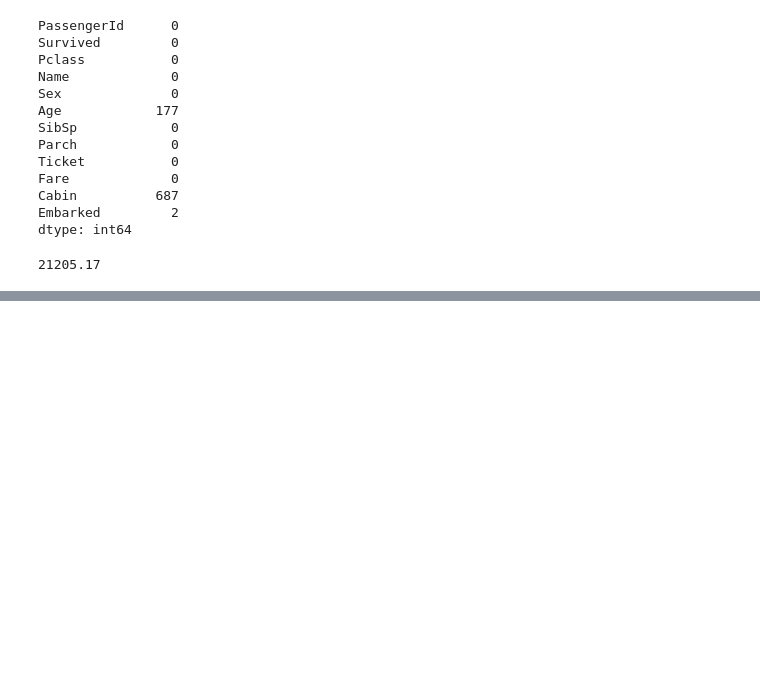
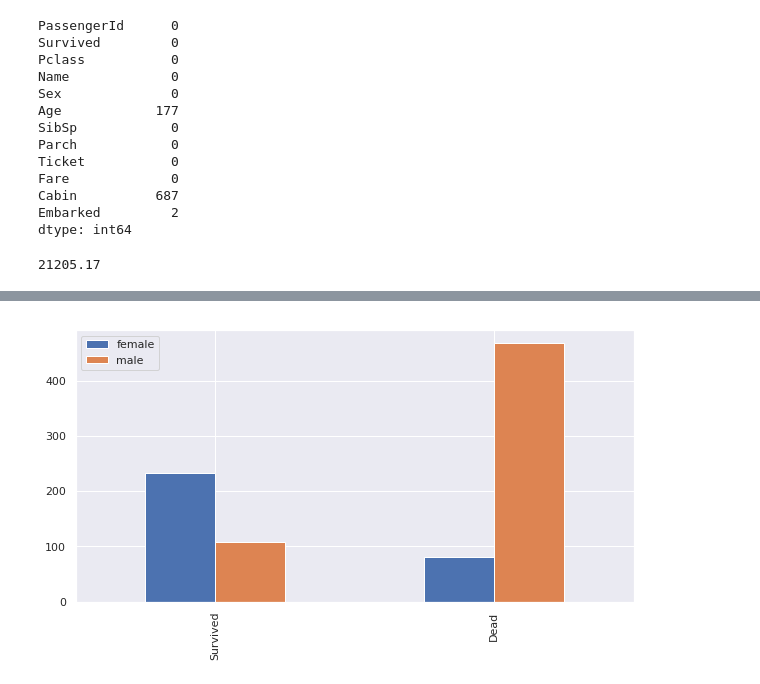
Before and after one commit to SkinkaDS/Titanic, a Jupyter notebook: thaynnara/titanic.ipynb, the cells around one changed output, grey strips where cells are left out. Drawn from its saved outputs; the diff is of its cells as text; code cells hidden in the pictures; blank space fills up the shorter version.

```diff
--- a/thaynnara/titanic.ipynb
+++ b/thaynnara/titanic.ipynb
@@ -156,0 +205,12 @@ dataFrame["Age"].sum()
+# %%
+def bar_chart(feature, s):
+
+    survived = dataFrame[dataFrame.Survived == 1][feature].value_counts()
+    dead = dataFrame[dataFrame.Survived == 0][feature].value_counts()
+    df = pandas.DataFrame([survived, dead])
+    df.index = ["Survived", "Dead"]
+    df.plot(kind="bar", stacked=s, figsize=(10, 5))
+# %%
+bar_chart("Sex", False)
+# %% [output]
+[figure, added]
```
Also changed, not shown: parts of 11 cells of this notebook.
